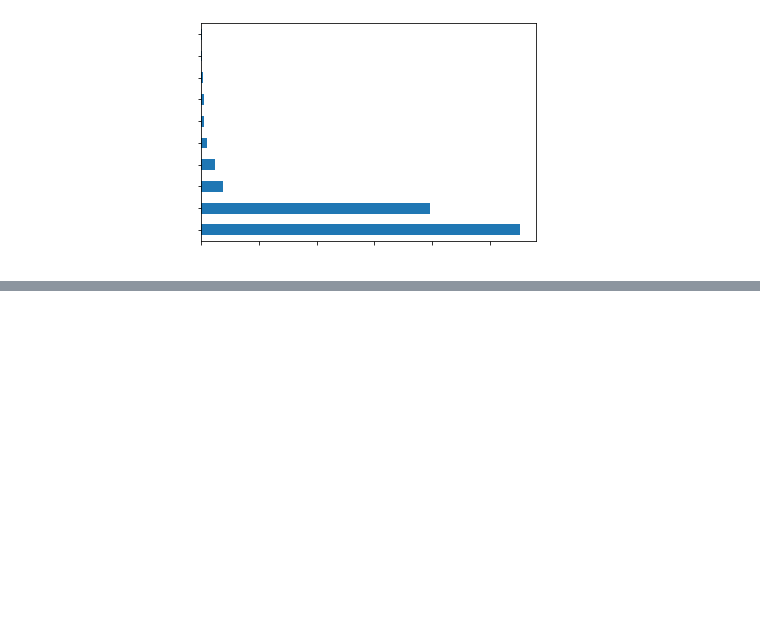
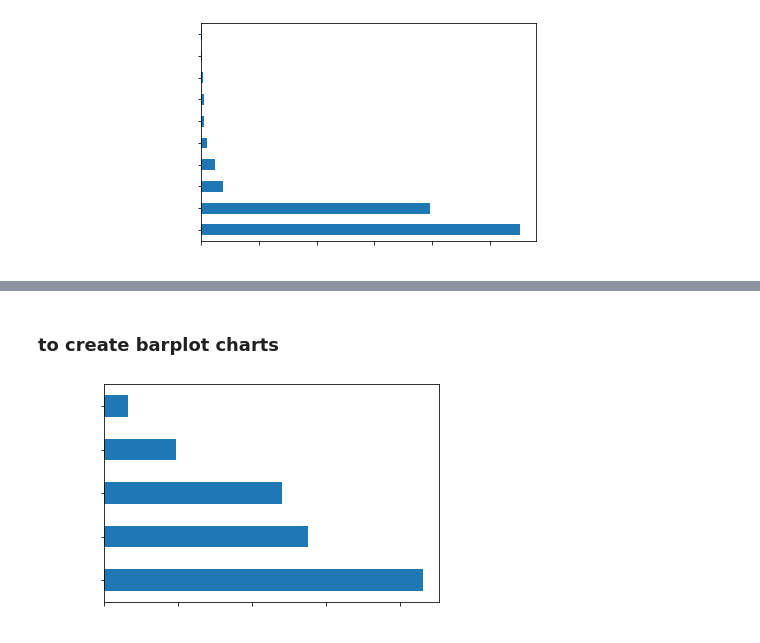
Before and after one commit to Huxoo/python_and_datascience, a Jupyter notebook: 3.Seaborn (data visualization).ipynb, the cells around one changed output, grey strips where cells are left out. Saved outputs shown, nothing was run; the diff lists cells and outputs as text; code cells hidden in the pictures; blank space fills up the shorter version.

Commit message:
many charts and basic subjects added.
Barplot, histogram and destiny, boxplot added. At the same time, made crossovers this charts.

```diff
--- a/3.Seaborn (data visualization).ipynb
+++ b/3.Seaborn (data visualization).ipynb
@@ -164,0 +200,8 @@ plt.yticks(color="white");
+# %%
+import seaborn as sns
+import matplotlib.pyplot as plt
+
+diamond = sns.load_dataset('diamonds')
+df = diamond.copy()
+
+df.info()
@@ -164,0 +265,9 @@ plt.yticks(color="white");
+# %% [markdown]
+### to create barplot charts
+# %%
+df['cut'].value_counts().plot.barh();4
+plt.xticks(color="white");
+plt.yticks(color="white");
+plt.show();
+# %% [output]
+[figure, added]
```
Also changed, not shown: parts of 34 cells of this notebook.
